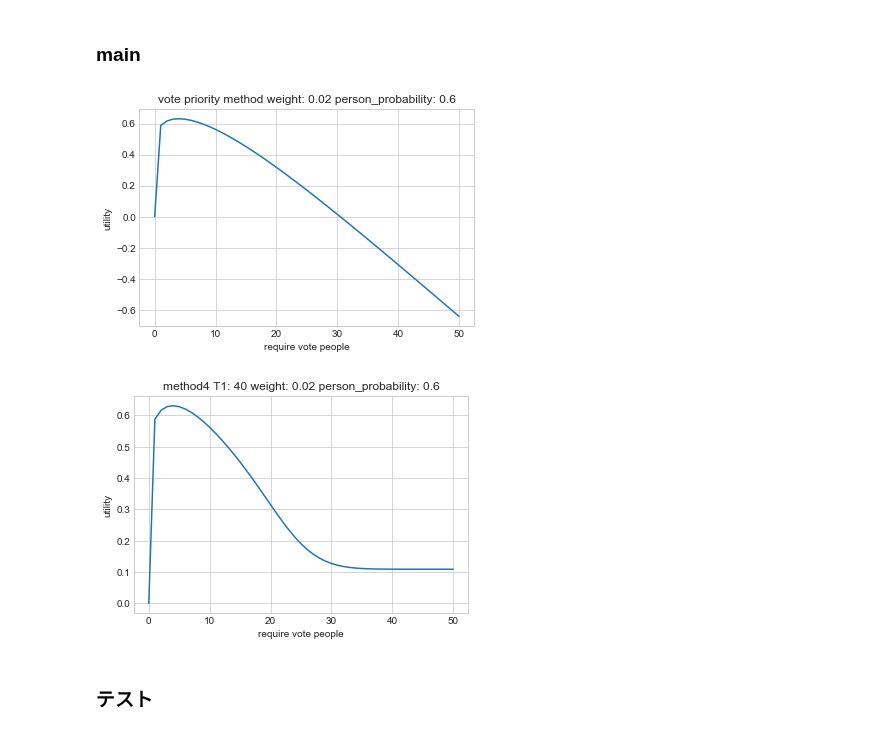
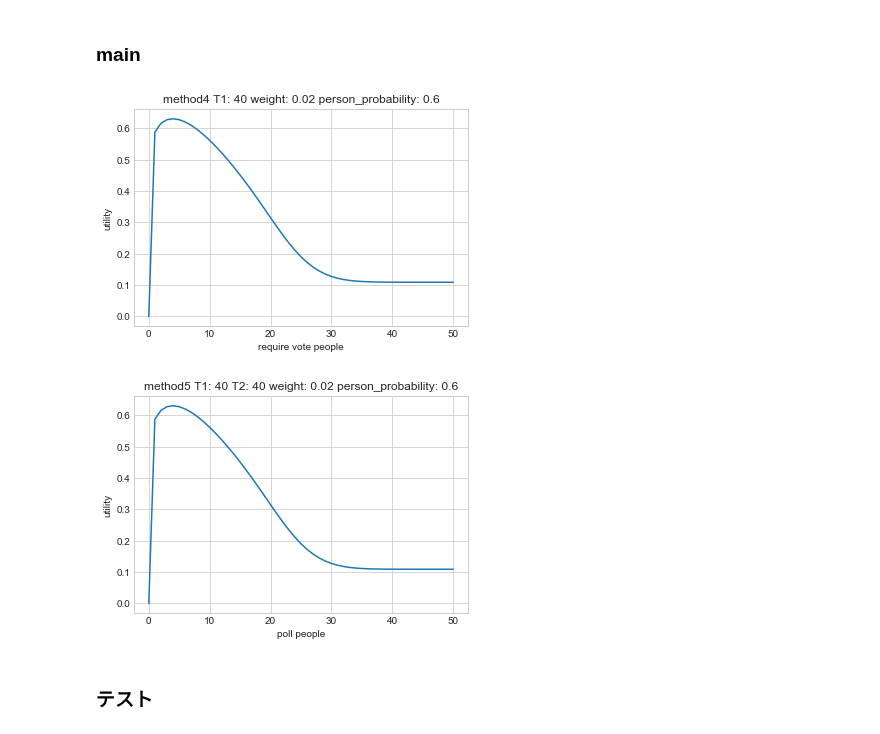
Before and after one commit to k33asby/opinion-aggregation-experiment, a Jupyter notebook: py/simulation.ipynb, the cells around one changed output. Saved outputs shown, nothing was run; the diff lists cells and outputs as text; code cells hidden in the pictures.

Commit message:
Add method5

```diff
--- a/py/simulation.ipynb
+++ b/py/simulation.ipynb
@@ -201,6 +201,31 @@ class Modeling:
         value, abserr = integrate.quad(integrand_for_method4, 0, T1)
         utility += value
         return utility
+
+    # 方法5 時間T2(=< T1)までに得票者数がkに達すれば判定を終了し、達しなければT1まで待つ (T2 = T1とすれば方法4と方法5は同じ)
+    def method5(self, T1, T2, k, w, p, lambda_poisson):
+        if k == 0: return 0
+        utility = 0
+        # T1までにk票集まらないとき
+        for i in range(0, k):
+            for j in range(i, 2 * i):
+                utility += self.poisson_probability(j, T1, lambda_poisson) * (scm.comb(j - 1, j - i) * p**(i - 1) * (1 - p)**(j - i) * p) * (1 - w * T1)
+        # T1までにk票集まるがT2までにはk票集まらないとき
+        for i in range(k, 100):
+            for j in range(i, 2 * i):
+                utility += (self.poisson_probability(i, T1, lambda_poisson) - self.poisson_probability(i, T2, lambda_poisson)) * (scm.comb(j - 1, j - i) * p**(i - 1) * (1 - p)**(j - i) * p) * (1 - w * T1)
+        # 積分を行う
+        # T2までにk票集まるとき
+        # ----被積分関数を定義----
+        def integrand_for_method5(t):
+            integrand = 0
+            for j in range(k, 2 * k):
+                integrand += (scm.comb(j - 1, j - k) * p**(k - 1) * (1 - p)**(j - k) * p) * (1 - w * t) * self.gamma_probability(j, t, lambda_poisson)
+            return integrand
+        # --------終わり--------
+        value, abserr = integrate.quad(integrand_for_method5, 0, T2)
+        utility += value
+        return utility
 # %% [markdown]
 ### PlotGraphクラス
 # %%
@@ -327,36 +352,46 @@ class PlotGraph:
         plt.ylabel('utility')
         plt.plot(x_axis, y_axis)
         plt.show()
+
+    def plot_method5(self, T1, T2, w, p, lambda_poisson):
+        x_axis = np.linspace(0, 50, 51)
+        y_axis = [m.method5(T1, T2, int(x), w, p, lambda_poisson) for x in x_axis]
+        plt.title('method5 T1: {0} T2: {1} weight: {2} person_probability: {3}'.format(T1, T2, w, p))
+        plt.xlabel('poll people')
+        plt.ylabel('utility')
+        plt.plot(x_axis, y_axis)
+        plt.show()
 # %% [markdown]
 ### main
 # %%
 sns.set_style("whitegrid")
 m = Modeling()
 pg = PlotGraph()
 
 # print m.inc_and_dec_time_priority_method(0.02, 0.6, 1)
 # print m.inc_and_dec_poll_priority_method(0.02, 0.6, 1)
 # print m.inc_and_dec_vote_priority_method(0.02, 0.6, 1)
 # print m.inc_and_dec_method1(0.02, 0.6, 1)
 # print m.inc_and_dec_method2(30, 0.02, 0.6, 1)
 # print m.inc_and_dec_method3(30, 15, 0.02, 0.6, 1)
 
 # pg.plot_poisson(30,1)
 # pg.plot_cumulative_poisson(5,5)
 # pg.plot_gamma(100,5)
 # pg.plot_cumulative_gamma(100, 1)
 # pg.plot_g(40, 20, 2)
 
 # pg.plot_time_priority(0.02, 0.6, 1)
 # pg.plot_poll_priority(0.02, 0.6, 1)
-pg.plot_vote_priority(0.02, 0.6, 1)
+# pg.plot_vote_priority(0.02, 0.6, 1)
 # pg.plot_method1(0.02, 0.6, 1)
 # pg.plot_method2(30, 0.02, 0.6, 1)
 # pg.plot_method3(30, 5, 0.02, 0.6, 1)
 pg.plot_method4(40, 0.02, 0.6, 1)
+pg.plot_method5(40, 40, 0.02, 0.6, 1)
 # %% [output]
-[figure, old version]
+[figure, new version]
-[figure, old version]
+[figure, new version]
 # %%
 # sns.set_style("whitegrid")
 # pg = PlotGraph(50, 2)
```
Also changed, not shown: parts of 1 cell of this notebook, 2 other files.
